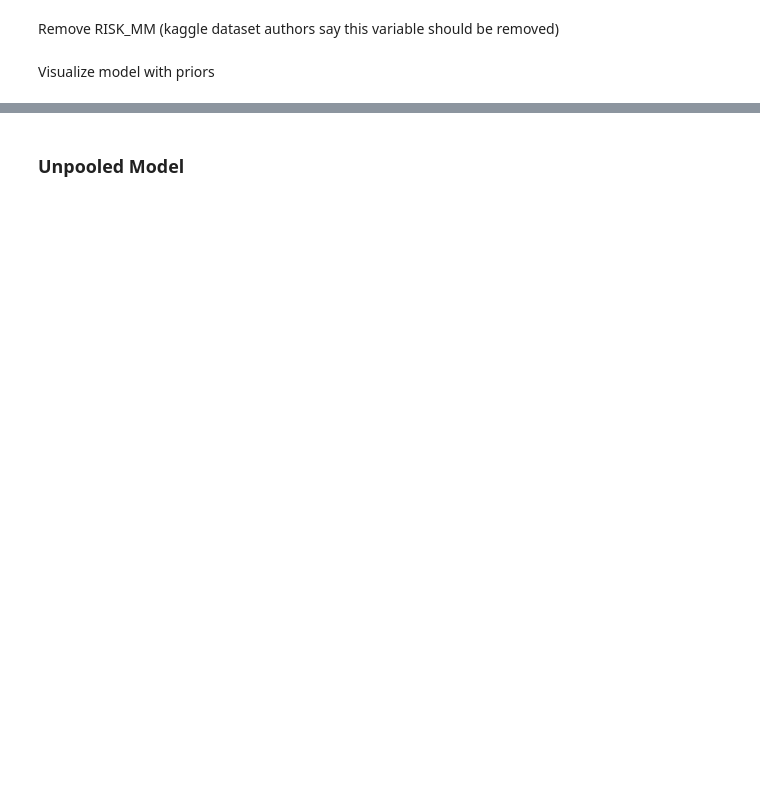
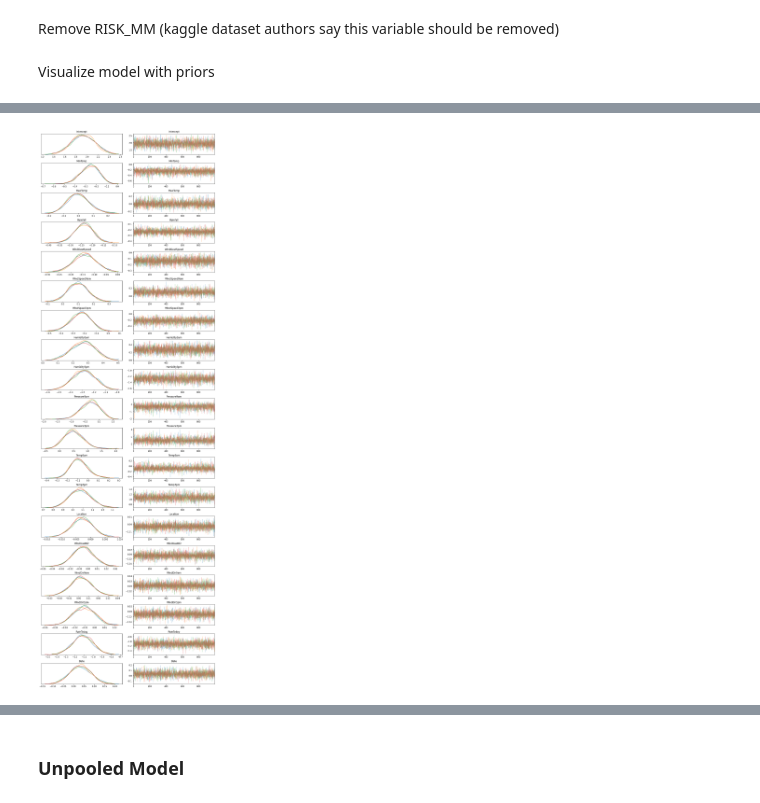
Before and after one commit to gauvand/TextSpamFiltering, a Jupyter notebook: australian_Rain/DataImputation.ipynb, the cells around one changed output, grey strips where cells are left out. Saved outputs shown, nothing was run; the diff lists cells and outputs as text; code cells hidden in the pictures; blank space fills up the shorter version.

```diff
--- a/australian_Rain/DataImputation.ipynb
+++ b/australian_Rain/DataImputation.ipynb
@@ -234 +247,6 @@ Sampling 4 chains for 1_000 tune and 1_000 draw iterations (4_000 + 4_000 draws
+# %%
+with pm.Model() as logistic_model:
+    pm.traceplot(trace)
+# %% [output]
+[figure, added]
 # %%
```
Also changed, not shown: parts of 22 cells of this notebook.
